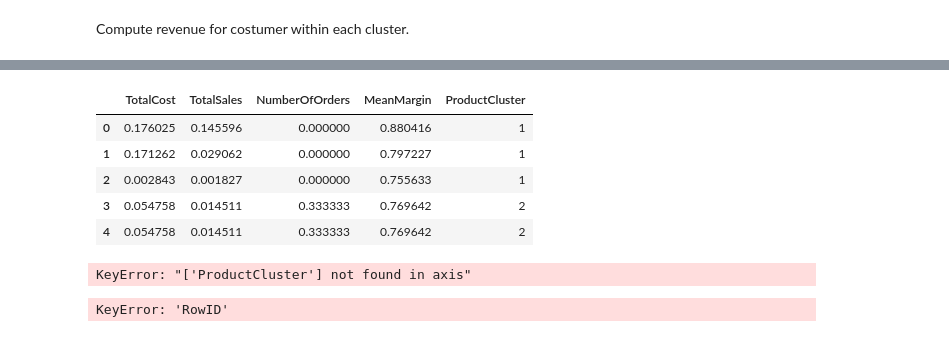
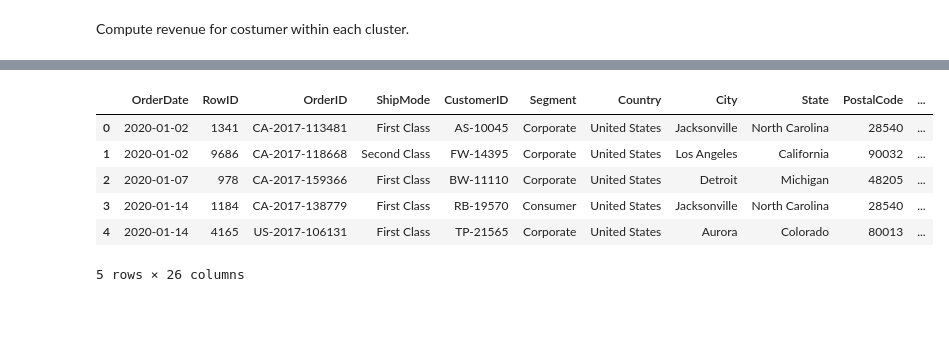
Before and after one commit to CogitoNTNU/CogitoXInfor-h24, a Jupyter notebook: HermanNotebook.ipynb, the cells around one changed output, grey strips where cells are left out. Saved outputs shown, nothing was run; the diff lists cells and outputs as text; code cells hidden in the pictures.

```diff
--- a/HermanNotebook.ipynb
+++ b/HermanNotebook.ipynb
@@ -267,3 +265,21 @@ cluster_product_data(data, num_clusters, vizualize=True)
 ### Customer Clustering
 # %% [markdown]
 Compute revenue for costumer within each cluster.
+# %%
+def inverse_scale_data_for_clustering(data : dict):
+    '''
+    When clustering the product data the data needed to be scaled using the MinMaxScaler for the KMeans clustering algorithm.
+    This function inverse scales the data to get the data back on the original scale from the scaler.
+    '''
+    unscaled_dataframes = {}
+
+    for category in data.keys():
+        df_unscaled = scaler.inverse_transform(data[category].drop(["ProductCluster", "RowID"], axis = 1))
+        df_unscaled = pd.DataFrame(data = df_unscaled, columns = scaler.get_feature_names_out())
+        df_unscaled["RowID"] = data[category]["RowID"]
+        df_unscaled["ProductCluster"] = data[category]["ProductCluster"]
+        unscaled_dataframes[category] = df_unscaled
+
+    return unscaled_dataframes
+# %%
+unscaled_product_data = inverse_scale_data_for_clustering(data)
@@ -270,31 +302,20 @@ Compute revenue for costumer within each cluster.
+# %%
+def get_data_for_customer_clustering(unscaled_product_data : dict):
+    customer_clustering_data = {}
+
+    for category in unscaled_product_data.keys():
+        customer_clustering_data[category] = pd.merge(grouped_dataframes[category], unscaled_product_data[category], on = "RowID", how = "left")
+
+    return customer_clustering_data
+# %%
+customer_clustering_data = get_data_for_customer_clustering(unscaled_product_data)
 # %%
-data["Technology"].head()
+customer_clustering_data["Technology"].head()
 # %% [output]
-|  | TotalCost | TotalSales | NumberOfOrders | MeanMargin | ProductCluster |
-| 0 | 0.176025 | 0.145596 | 0.000000 | 0.880416 | 1 |
-| 1 | 0.171262 | 0.029062 | 0.000000 | 0.797227 | 1 |
-| 2 | 0.002843 | 0.001827 | 0.000000 | 0.755633 | 1 |
-| 3 | 0.054758 | 0.014511 | 0.333333 | 0.769642 | 2 |
-| 4 | 0.054758 | 0.014511 | 0.333333 | 0.769642 | 2 |
+|  | OrderDate | RowID | OrderID | ShipMode | CustomerID | Segment | Country | City | State | PostalCode | ... |
+| 0 | 2020-01-02 | 1341 | CA-2017-113481 | First Class | AS-10045 | Corporate | United States | Jacksonville | North Carolina | 28540 | ... |
+| 1 | 2020-01-02 | 9686 | CA-2017-118668 | Second Class | FW-14395 | Corporate | United States | Los Angeles | California | 90032 | ... |
+| 2 | 2020-01-07 | 978 | CA-2017-159366 | First Class | BW-11110 | Corporate | United States | Detroit | Michigan | 48205 | ... |
+| 3 | 2020-01-14 | 1184 | CA-2017-138779 | First Class | RB-19570 | Consumer | United States | Jacksonville | North Carolina | 28540 | ... |
+| 4 | 2020-01-14 | 4165 | US-2017-106131 | First Class | TP-21565 | Corporate | United States | Aurora | Colorado | 80013 | ... |
+5 rows × 26 columns
-# %%
-customer_data = {}
-
-for category in data.keys():
-    df_unscaled = scaler.inverse_transform(data[category].drop("ProductCluster"), axis = 1)
-    df_unscaled = pd.DataFrame(data = df_unscaled, columns = scaler.get_feature_names_out())
-    df_unscaled["ProductCluster"] = data[category]["ProductCluster"]
-# %% [output]
-KeyError: "['ProductCluster'] not found in axis"
-# %%
-
-merged = {}
-for category in dataframes_scaled.keys():
-    dataframe_unscaled = scaler.inverse_transform(dataframes_scaled[category].drop("ProductCluster", axis = 1))
-    dataframe_unscaled = pd.DataFrame(data = dataframe_unscaled, columns = scaler.get_feature_names_out())
-    dataframe_unscaled["ProductCluster"] = dataframes_scaled[category]["ProductCluster"]
-    dataframe_unscaled["RowID"] = data[category]["RowID"]
-    merged[category] = pd.merge(dataframe_unscaled, grouped_dataframes[category], on = "RowID")
-
-merged["Technology"].head()
-# %% [output]
-KeyError: 'RowID'
```
Also changed, not shown: parts of 31 cells of this notebook.
